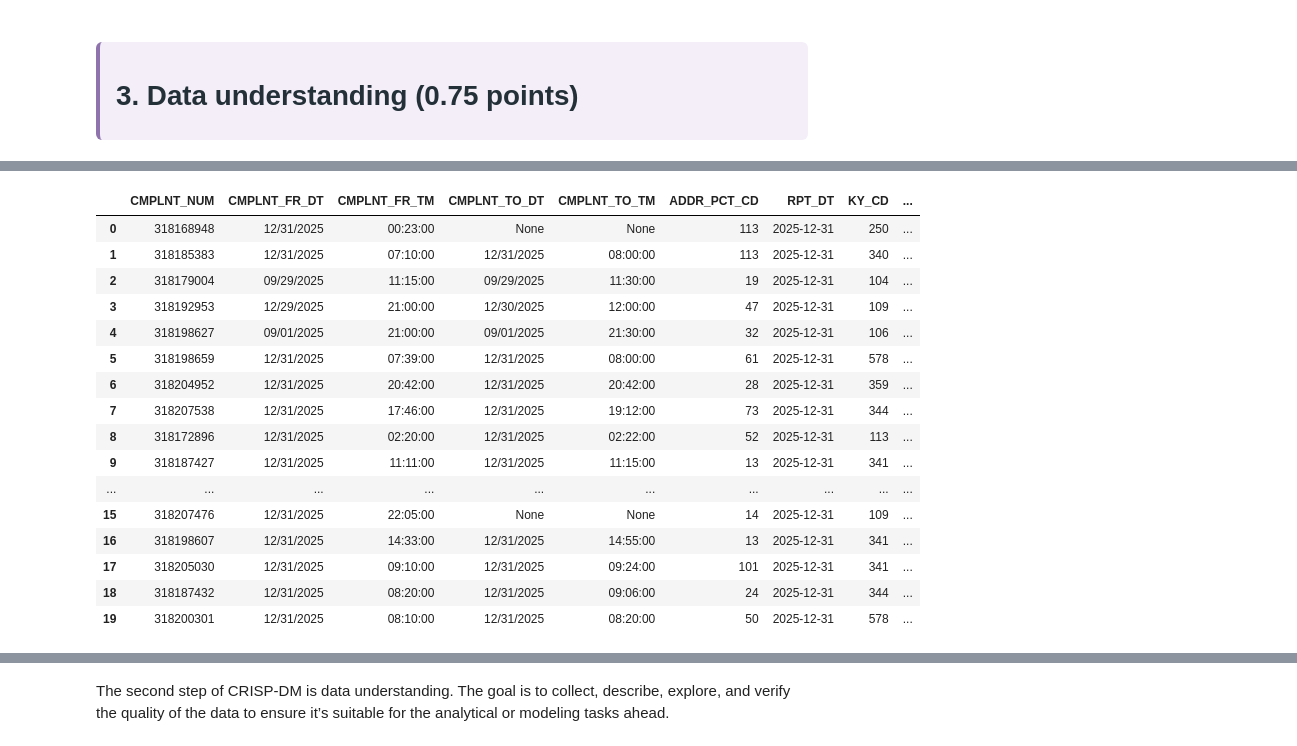
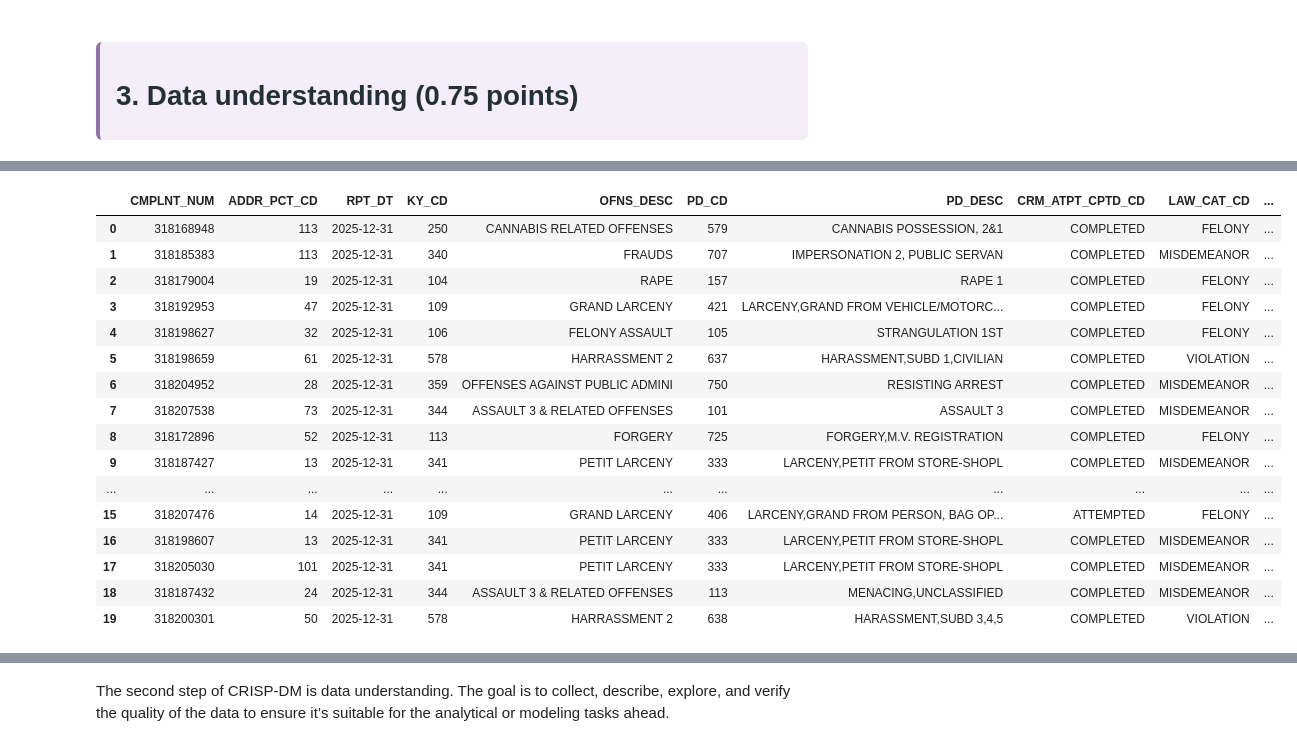
Before and after one commit to EnricoKiin/ids-project-d1-nypd, a Jupyter notebook: IDS2026_HW07.ipynb, the cells around one changed output, grey strips where cells are left out. Cells and saved outputs as stored; diff of their text form; code cells hidden in the pictures.

Commit message:
Correct types for both datasets done. Cleaned up and organized the code for better review from the reviewers

```diff
--- a/IDS2026_HW07.ipynb
+++ b/IDS2026_HW07.ipynb
@@ -315,3 +160,10 @@ None
+# %%
+
+
+nypdArrestCSV = "NYPD_Arrests_Data_(Historic).csv"
+nypdComplaintCSV = "NYPD_Complaint_Data_Historic.csv"
+nypdArrestDF = pd.read_parquet("arrests_correct_types.parquet")
+nypdComplaintDF = pd.read_parquet("complaint_correct_types.parquet")
 # %%
 #display(nypdComplaintDF.describe(include="all"))
 display(nypdComplaintDF.head(20))
@@ -327,11 +179,11 @@ coerced = pd.to_numeric(nypdComplaintDF["CMPLNT_NUM"], errors="coerce")
 bad = nypdComplaintDF.loc[coerced.isna() & nypdComplaintDF["CMPLNT_NUM"].notna(), "CMPLNT_NUM"] #got the help of AI
 print(bad.unique()) #--> Seems like the 'H'-s that are in some IDs need to be there so type string
 """
-nypdComplaintDF["CMPLNT_NUM"] = nypdComplaintDF["CMPLNT_NUM"].astype("string")
+#nypdComplaintDF["CMPLNT_NUM"] = nypdComplaintDF["CMPLNT_NUM"].astype("string")
 
 
 
-
+"""
 #Combining the FR (From) and TO dates columns with their respective TM cols which have the timestamp
 coerced_FR = pd.to_datetime(nypdComplaintDF["CMPLNT_FR_DT"], errors="coerce", format="%m/%d/%Y")
 coerced_TO = pd.to_datetime(nypdComplaintDF["CMPLNT_TO_DT"], errors="coerce", format="%m/%d/%Y")
@@ -351,6 +203,9 @@ bad_TOs_RPT_DT = nypdComplaintDF.loc[coerced_TO.isna() & nypdComplaintDF["CMPLNT
 #Both of these didn't have any trouble parsing
 bad_FR_TM = nypdComplaintDF.loc[coerced_FR_TM.isna() & nypdComplaintDF["CMPLNT_FR_TM"].notna(), "CMPLNT_FR_TM"]
 bad_TO_TM = nypdComplaintDF.loc[coerced_TO_TM.isna() & nypdComplaintDF["CMPLNT_TO_TM"].notna(), "CMPLNT_TO_TM"]
+"""
+
+
 
 """
 bads = [bad_FR_TM, bad_TO_TM]
@@ -366,7 +221,7 @@ for i in range(len(bad_TO)):
 for bad in bads:
   print(bad.unique())
 """
-
+"""
 
 #Though we could fix them it would still be a guess wether we are right,
 # additionaly none of the TM col rows failed. So we will combine them and let the rows with the bad TO and FR Dates fail and be coerced to NaN because they make
@@ -375,47 +230,88 @@ for bad in bads:
 validFR = (nypdComplaintDF["CMPLNT_FR_DT"].notna() & nypdComplaintDF["CMPLNT_FR_TM"].notna())
 validTO = (nypdComplaintDF["CMPLNT_TO_DT"].notna() & nypdComplaintDF["CMPLNT_TO_TM"].notna())
 
 
 nypdComplaintDF["CMPLNT_FR"] = pd.to_datetime(nypdComplaintDF["CMPLNT_FR_DT"].astype("string").str.strip() + " "
                                               + nypdComplaintDF["CMPLNT_FR_TM"].astype("string").str.strip(),
                                               errors="coerce", format="%m/%d/%Y %H:%M:%S")
 nypdComplaintDF["CMPLNT_TO"] = pd.to_datetime(nypdComplaintDF["CMPLNT_TO_DT"].astype("string").str.strip() + " "
                                               + nypdComplaintDF["CMPLNT_TO_TM"].astype("string").str.strip(),
                                               errors="coerce", format="%m/%d/%Y %H:%M:%S")
 
 
 #Failed parsings
 failedFR = (validFR & nypdComplaintDF["CMPLNT_FR"].isna()).sum()
 failedTO = (validTO & nypdComplaintDF["CMPLNT_TO"].isna()).sum()
 
 print("FR parsing failures:", failedFR)
 print("TO parsing failures:", failedTO)
 print(f"Total parsing failure: {failedFR+failedTO}")
 #Total of 213 fail and out of 10M that is more than acceptable for us
 
 #Drop the cols we don't need anymore
 nypdComplaintDF = nypdComplaintDF.drop(columns=["CMPLNT_FR_DT", "CMPLNT_FR_TM", "CMPLNT_TO_DT", "CMPLNT_TO_TM"])
+"""
+
+#PD_DESC -- Hold multiple categorical values stitched together
+#print("PD DESC has this many unique combos in 10M rows:", len(nypdComplaintDF["PD_DESC"].unique())) #434 unique combos in 10M rows
+#nypdComplaintDF["PD_DESC"] = nypdComplaintDF["PD_DESC"].astype("string").str.strip()
+
+#.explode() makes each list item its own row
+#print("PD DESC has this many unique values, ", nypdComplaintDF["PD_DESC"].str.split(",").explode().str.strip().nunique()) #505
+
+#LOC_OF_OCCUR_DESC
+#print(nypdComplaintDF["LOC_OF_OCCUR_DESC"].unique()) # 6 distinct values --> categorical
+#nypdComplaintDF["LOC_OF_OCCUR_DESC"] = pd.Categorical(nypdComplaintDF["LOC_OF_OCCUR_DESC"])
+#print(nypdComplaintDF["LOC_OF_OCCUR_DESC"].value_counts(dropna=False))
+
+#PREM_TYP_DESC
+#print("There are this many uniques premises:", nypdComplaintDF["PREM_TYP_DESC"].nunique()) #94
+#print("And this many unique values if you were to explode the rows:",
+#      nypdComplaintDF["PREM_TYP_DESC"].astype("string").str.split(",").explode().str.strip().nunique()) #94 Since they are the same --> Categorical
+#nypdComplaintDF["PREM_TYP_DESC"] = pd.Categorical(nypdComplaintDF["PREM_TYP_DESC"])
+#print(nypdComplaintDF["PREM_TYP_DESC"].value_counts(dropna=False))
 
 
+#SUS_AGE_GROUP and RACE
+#print(nypdComplaintDF["SUSP_AGE_GROUP"].unique()) #NEGATIVE VALUES !!!!!!!!!
+#print(nypdComplaintDF["SUSP_RACE"].unique())
+#print("Unqiue races:", nypdComplaintDF["SUSP_RACE"].nunique()) # 8 --Categorical
+#print("Unique age groups:", nypdComplaintDF["SUSP_AGE_GROUP"].nunique()) #292 unique. Categorical but there are many bad age ranges like -2
 
+#nypdComplaintDF["SUSP_RACE"] = pd.Categorical(nypdComplaintDF["SUSP_RACE"])
+#nypdComplaintDF["SUSP_AGE_GROUP"] = pd.Categorical(nypdComplaintDF["SUSP_AGE_GROUP"])
+
+
+#X_COORD_CD and Y_COORD_CD
+#columns have a special uncode char of \xa0. Values are supposed to be distance measurements so we can replace them with ""
+#print(nypdComplaintDF["X_COORD_CD"].unique()[:15])
+#print(nypdComplaintDF["Y_COORD_CD"].unique()[:15])
+#nypdComplaintDF["X_COORD_CD"] = nypdComplaintDF["X_COORD_CD"].astype("string").str.replace("\xa0", "", regex=False)
+#nypdComplaintDF["Y_COORD_CD"] = nypdComplaintDF["Y_COORD_CD"].astype("string").str.replace("\xa0", "", regex=False)
+#print(nypdComplaintDF["X_COORD_CD"].unique()[:15])
+#print(nypdComplaintDF["Y_COORD_CD"].unique()[:15])
+
+#Correct types
+nypdComplaintDF["X_COORD_CD"] = pd.to_numeric(nypdComplaintDF["X_COORD_CD"])
+nypdComplaintDF["Y_COORD_CD"] = pd.to_numeric(nypdComplaintDF["Y_COORD_CD"])
 
 
 print(nypdComplaintDF.info())
 # %% [output]
-|  | CMPLNT_NUM | CMPLNT_FR_DT | CMPLNT_FR_TM | CMPLNT_TO_DT | CMPLNT_TO_TM | ADDR_PCT_CD | RPT_DT | KY_CD | ... |
-| 0 | 318168948 | 12/31/2025 | 00:23:00 | None | None | 113 | 2025-12-31 | 250 | ... |
-| 1 | 318185383 | 12/31/2025 | 07:10:00 | 12/31/2025 | 08:00:00 | 113 | 2025-12-31 | 340 | ... |
-| 2 | 318179004 | 09/29/2025 | 11:15:00 | 09/29/2025 | 11:30:00 | 19 | 2025-12-31 | 104 | ... |
-| 3 | 318192953 | 12/29/2025 | 21:00:00 | 12/30/2025 | 12:00:00 | 47 | 2025-12-31 | 109 | ... |
-| 4 | 318198627 | 09/01/2025 | 21:00:00 | 09/01/2025 | 21:30:00 | 32 | 2025-12-31 | 106 | ... |
-| 5 | 318198659 | 12/31/2025 | 07:39:00 | 12/31/2025 | 08:00:00 | 61 | 2025-12-31 | 578 | ... |
-| 6 | 318204952 | 12/31/2025 | 20:42:00 | 12/31/2025 | 20:42:00 | 28 | 2025-12-31 | 359 | ... |
-| 7 | 318207538 | 12/31/2025 | 17:46:00 | 12/31/2025 | 19:12:00 | 73 | 2025-12-31 | 344 | ... |
-| 8 | 318172896 | 12/31/2025 | 02:20:00 | 12/31/2025 | 02:22:00 | 52 | 2025-12-31 | 113 | ... |
-| 9 | 318187427 | 12/31/2025 | 11:11:00 | 12/31/2025 | 11:15:00 | 13 | 2025-12-31 | 341 | ... |
-| ... | ... | ... | ... | ... | ... | ... | ... | ... | ... |
-| 15 | 318207476 | 12/31/2025 | 22:05:00 | None | None | 14 | 2025-12-31 | 109 | ... |
-| 16 | 318198607 | 12/31/2025 | 14:33:00 | 12/31/2025 | 14:55:00 | 13 | 2025-12-31 | 341 | ... |
-| 17 | 318205030 | 12/31/2025 | 09:10:00 | 12/31/2025 | 09:24:00 | 101 | 2025-12-31 | 341 | ... |
-| 18 | 318187432 | 12/31/2025 | 08:20:00 | 12/31/2025 | 09:06:00 | 24 | 2025-12-31 | 344 | ... |
-| 19 | 318200301 | 12/31/2025 | 08:10:00 | 12/31/2025 | 08:20:00 | 50 | 2025-12-31 | 578 | ... |
+|  | CMPLNT_NUM | ADDR_PCT_CD | RPT_DT | KY_CD | OFNS_DESC | PD_CD | PD_DESC | CRM_ATPT_CPTD_CD | LAW_CAT_CD | ... |
+| 0 | 318168948 | 113 | 2025-12-31 | 250 | CANNABIS RELATED OFFENSES | 579 | CANNABIS POSSESSION, 2&1 | COMPLETED | FELONY | ... |
+| 1 | 318185383 | 113 | 2025-12-31 | 340 | FRAUDS | 707 | IMPERSONATION 2, PUBLIC SERVAN | COMPLETED | MISDEMEANOR | ... |
+| 2 | 318179004 | 19 | 2025-12-31 | 104 | RAPE | 157 | RAPE 1 | COMPLETED | FELONY | ... |
+| 3 | 318192953 | 47 | 2025-12-31 | 109 | GRAND LARCENY | 421 | LARCENY,GRAND FROM VEHICLE/MOTORC... | COMPLETED | FELONY | ... |
+| 4 | 318198627 | 32 | 2025-12-31 | 106 | FELONY ASSAULT | 105 | STRANGULATION 1ST | COMPLETED | FELONY | ... |
+| 5 | 318198659 | 61 | 2025-12-31 | 578 | HARRASSMENT 2 | 637 | HARASSMENT,SUBD 1,CIVILIAN | COMPLETED | VIOLATION | ... |
+| 6 | 318204952 | 28 | 2025-12-31 | 359 | OFFENSES AGAINST PUBLIC ADMINI | 750 | RESISTING ARREST | COMPLETED | MISDEMEANOR | ... |
+| 7 | 318207538 | 73 | 2025-12-31 | 344 | ASSAULT 3 & RELATED OFFENSES | 101 | ASSAULT 3 | COMPLETED | MISDEMEANOR | ... |
+| 8 | 318172896 | 52 | 2025-12-31 | 113 | FORGERY | 725 | FORGERY,M.V. REGISTRATION | COMPLETED | FELONY | ... |
+| 9 | 318187427 | 13 | 2025-12-31 | 341 | PETIT LARCENY | 333 | LARCENY,PETIT FROM STORE-SHOPL | COMPLETED | MISDEMEANOR | ... |
+| ... | ... | ... | ... | ... | ... | ... | ... | ... | ... | ... |
+| 15 | 318207476 | 14 | 2025-12-31 | 109 | GRAND LARCENY | 406 | LARCENY,GRAND FROM PERSON, BAG OP... | ATTEMPTED | FELONY | ... |
+| 16 | 318198607 | 13 | 2025-12-31 | 341 | PETIT LARCENY | 333 | LARCENY,PETIT FROM STORE-SHOPL | COMPLETED | MISDEMEANOR | ... |
+| 17 | 318205030 | 101 | 2025-12-31 | 341 | PETIT LARCENY | 333 | LARCENY,PETIT FROM STORE-SHOPL | COMPLETED | MISDEMEANOR | ... |
+| 18 | 318187432 | 24 | 2025-12-31 | 344 | ASSAULT 3 & RELATED OFFENSES | 113 | MENACING,UNCLASSIFIED | COMPLETED | MISDEMEANOR | ... |
+| 19 | 318200301 | 50 | 2025-12-31 | 578 | HARRASSMENT 2 | 638 | HARASSMENT,SUBD 3,4,5 | COMPLETED | VIOLATION | ... |
```
Also changed, not shown: parts of 11 cells of this notebook.
